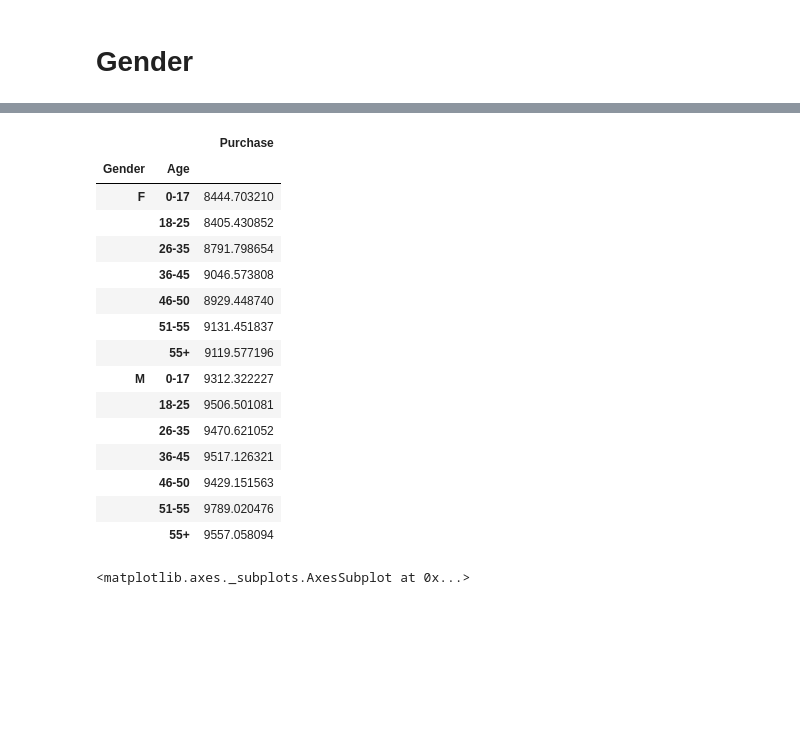
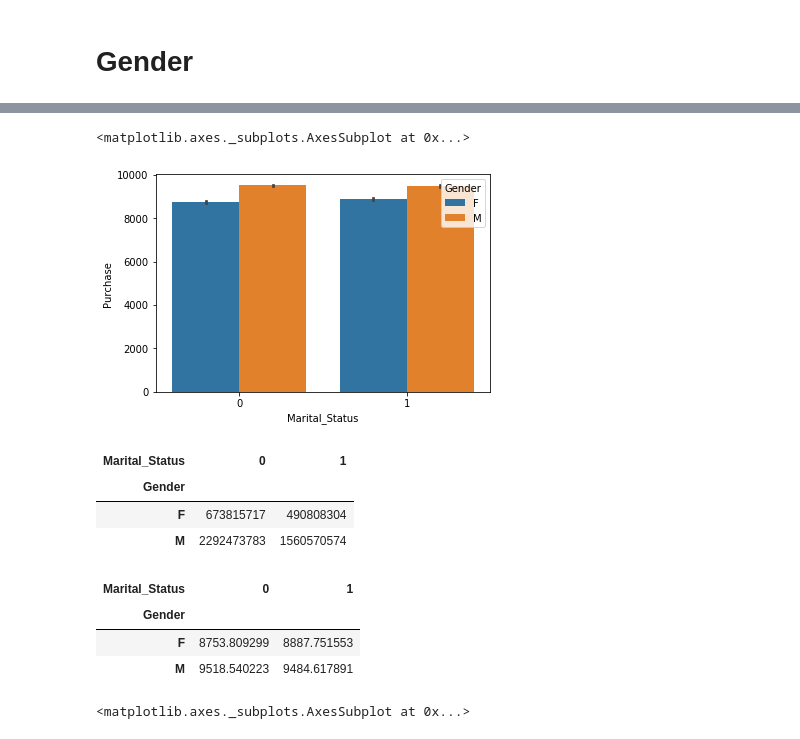
Before and after one commit to nicocurat/black-friday, a Jupyter notebook: black-friday.ipynb, the cells around one changed output, grey strips where cells are left out. Drawn from its saved outputs; the diff is of its cells as text; code cells hidden in the pictures; blank space fills up the shorter version.

```diff
--- a/black-friday.ipynb
+++ b/black-friday.ipynb
@@ -99,22 +116,22 @@ M       9504.771713
+# %%
+sns.barplot(x='Marital_Status', y='Purchase', hue='Gender', data=df)
+# %% [output]
+<matplotlib.axes._subplots.AxesSubplot at 0x...>
+[figure, added]
+# %%
+df.pivot_table('Purchase', 'Gender', 'Marital_Status', aggfunc=np.sum)
+# %% [output]
+| Marital_Status | 0 | 1 |
+| Gender |  |  |
+| F | 673815717 | 490808304 |
+| M | 2292473783 | 1560570574 |
 # %%
-df.pivot_table('Purchase', ['Gender', 'Age'],aggfunc='mean')
+df.pivot_table('Purchase', 'Gender', 'Marital_Status', aggfunc='mean')
 # %% [output]
-|  |  | Purchase |
-| Gender | Age |  |
-| F | 0-17 | 8444.703210 |
-|  | 18-25 | 8405.430852 |
-|  | 26-35 | 8791.798654 |
-|  | 36-45 | 9046.573808 |
-|  | 46-50 | 8929.448740 |
-|  | 51-55 | 9131.451837 |
-|  | 55+ | 9119.577196 |
-| M | 0-17 | 9312.322227 |
-|  | 18-25 | 9506.501081 |
-|  | 26-35 | 9470.621052 |
-|  | 36-45 | 9517.126321 |
-|  | 46-50 | 9429.151563 |
-|  | 51-55 | 9789.020476 |
-|  | 55+ | 9557.058094 |
+| Marital_Status | 0 | 1 |
+| Gender |  |  |
+| F | 8753.809299 | 8887.751553 |
+| M | 9518.540223 | 9484.617891 |
 # %%
 sns.barplot(x='Age', y='Purchase', hue='Gender', data=df)
 # %% [output]
```
Also changed, not shown: parts of 19 cells of this notebook.
